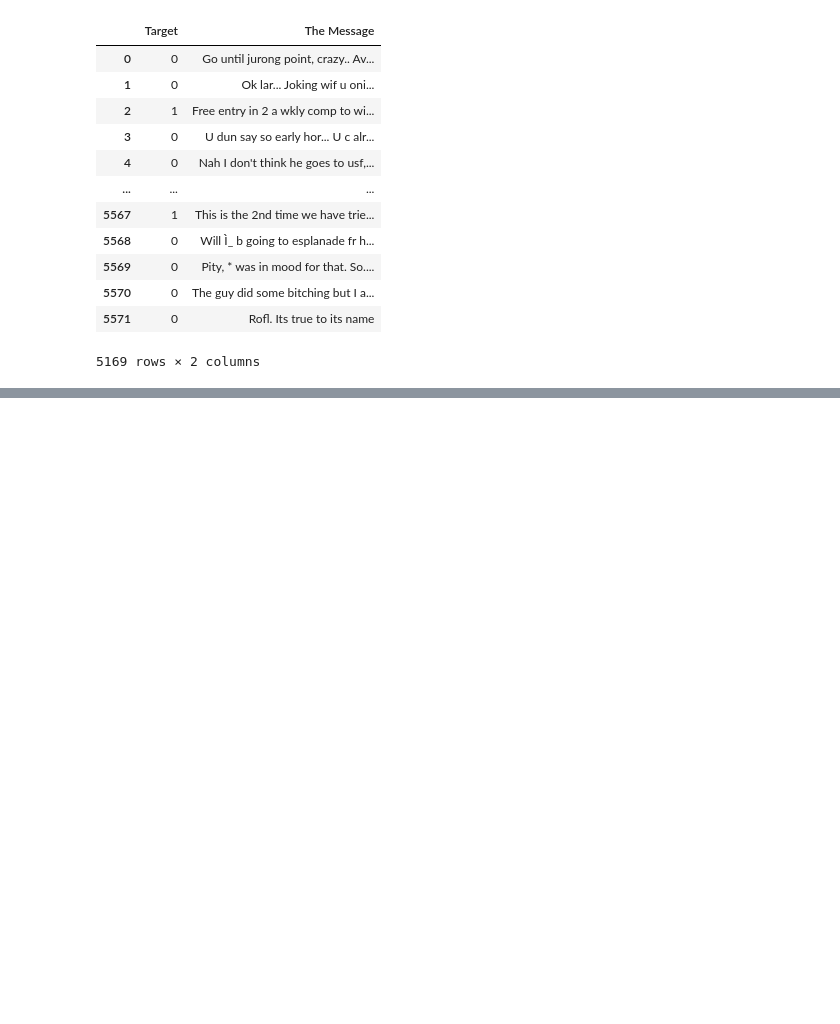
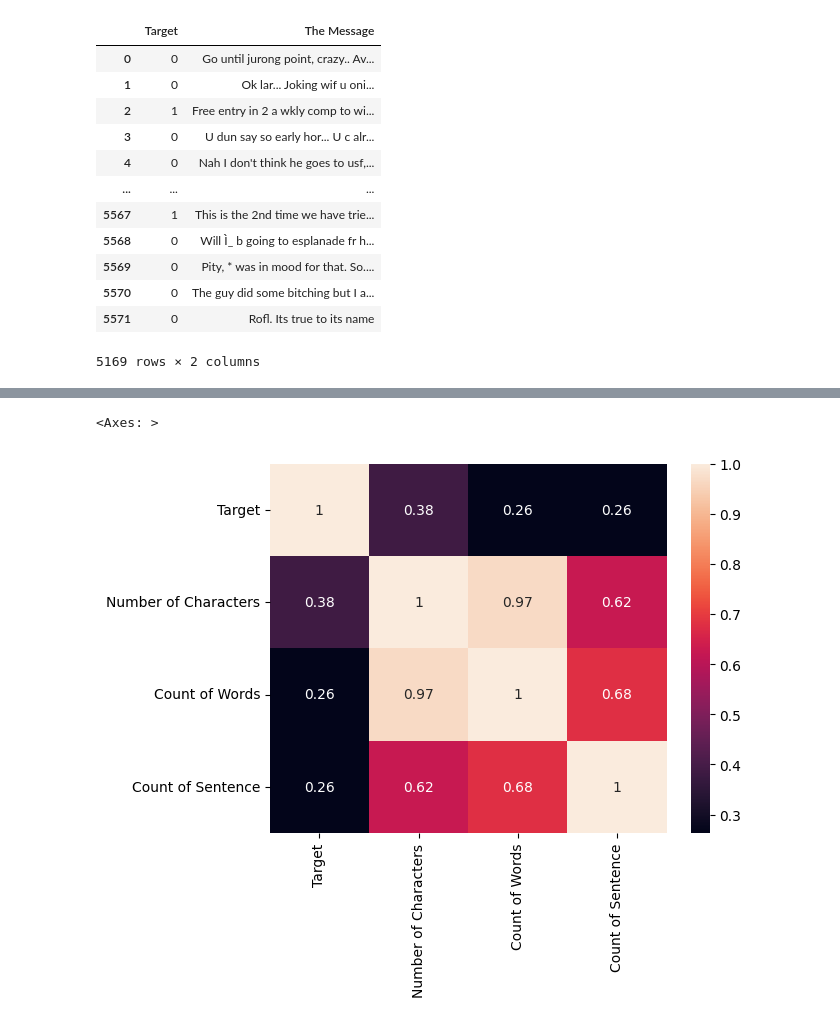
Before and after one commit to HarshGupta4511/ML-Projects, a Jupyter notebook: Spam_detection.ipynb, the cells around one changed output, grey strips where cells are left out. Saved outputs shown, nothing was run; the diff lists cells and outputs as text; code cells hidden in the pictures; blank space fills up the shorter version.

```diff
--- a/Spam_detection.ipynb
+++ b/Spam_detection.ipynb
@@ -201,0 +324,5 @@ sns.scatterplot()
+# %%
+sns.heatmap(df.corr(numeric_only=True),annot=True)
+# %% [output]
+<Axes: >
+[figure, added]
```
Also changed, not shown: parts of 58 cells of this notebook.
